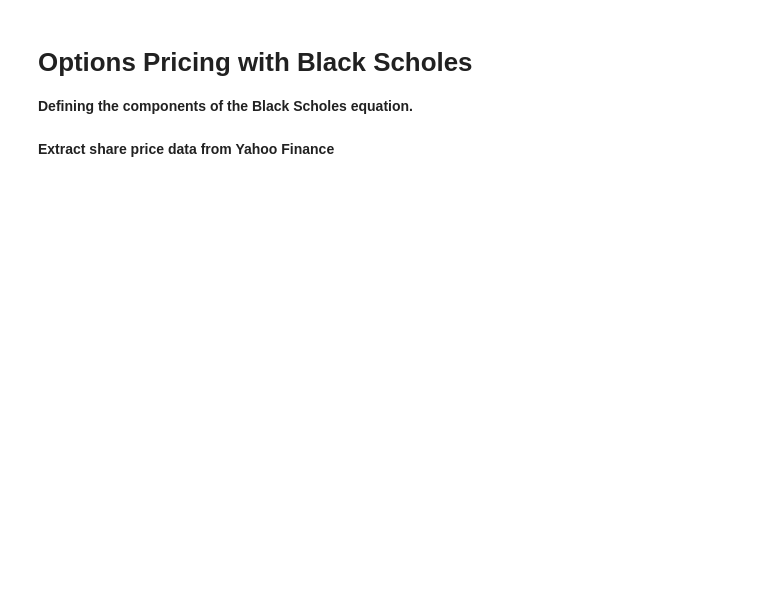
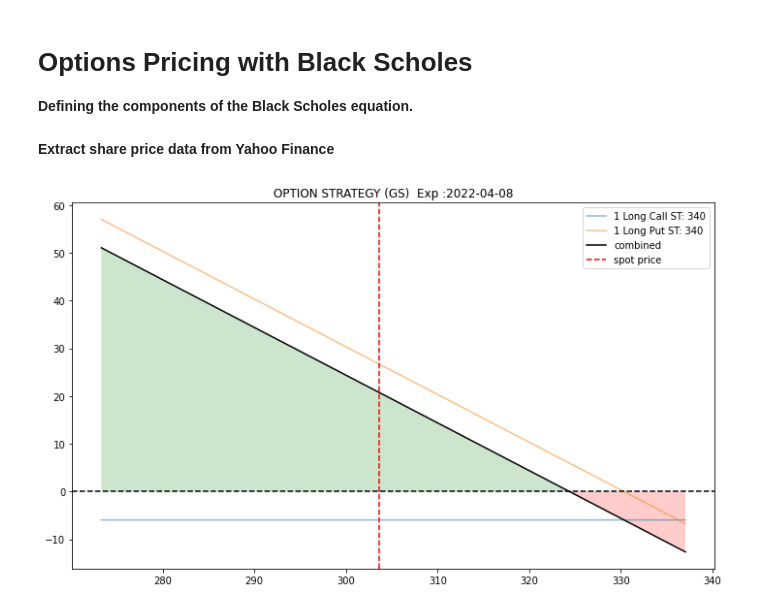
Before and after one commit to michaelmml/Financial-Data-Science, a Jupyter notebook: Black_Scholes.ipynb, the cells around one changed output. Saved outputs shown, nothing was run; the diff lists cells and outputs as text; code cells hidden in the pictures; blank space fills up the shorter version.

```diff
--- a/Black_Scholes.ipynb
+++ b/Black_Scholes.ipynb
@@ -57,0 +60,8 @@ print('The Option Price is: ', bs_call(lcp1, lcp2, t, uty, sigma1, sigma2))
+# %%
+op_1 = {'op_type': 'c', 'strike':340, 'tr_type': 'b'}
+op_2 = {'op_type': 'p', 'strike':340, 'tr_type': 'b'}
+
+op.yf_plotter(ticker='GS', exp='2022-04-08',
+              op_list=[op_1, op_2])
+# %% [output]
+[figure, added]
```
Also changed, not shown: parts of 3 cells of this notebook.
